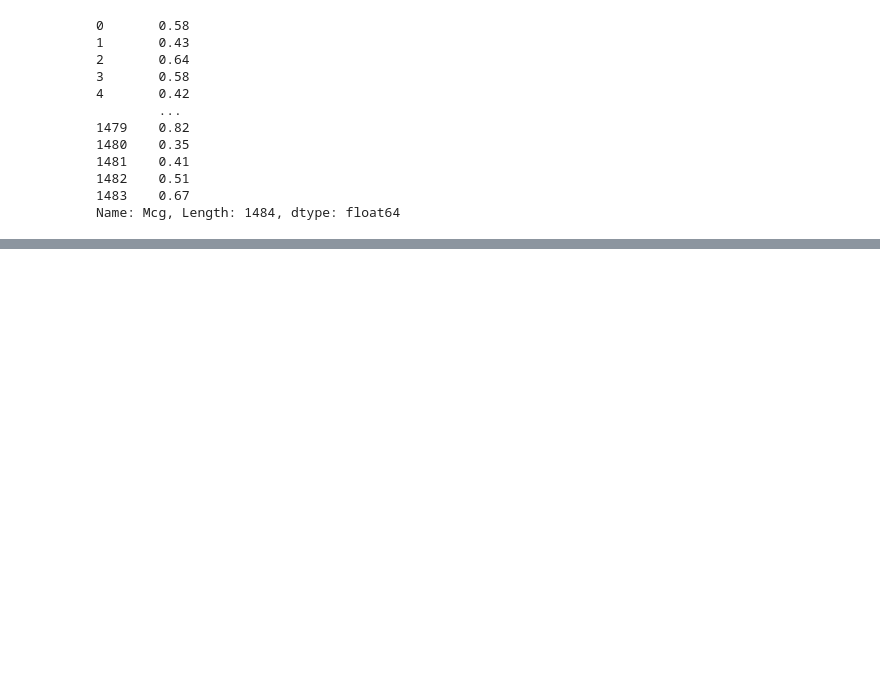
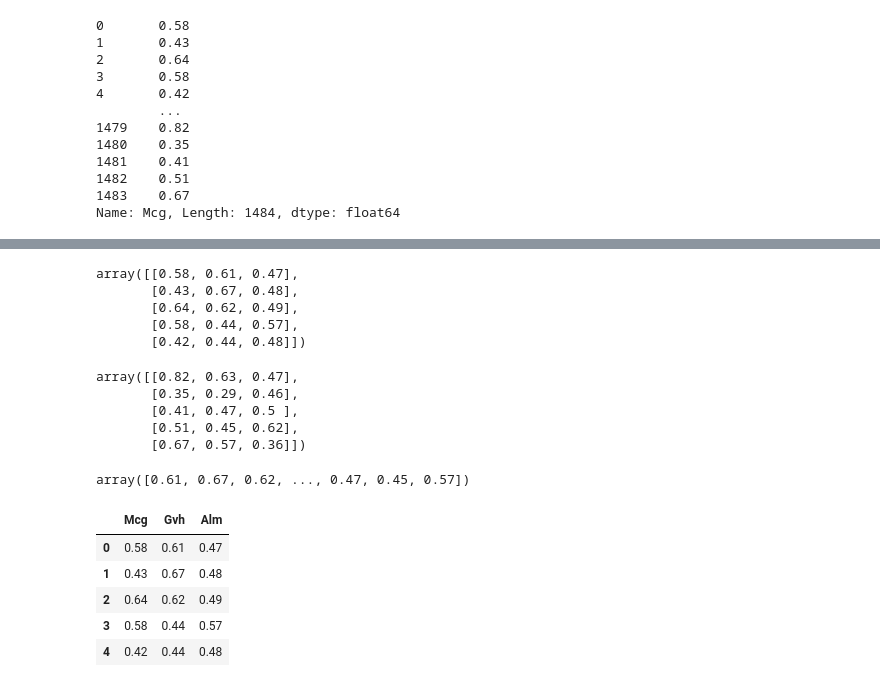
Before and after one commit to HangGao132/tutorial_762_2021, a Jupyter notebook: tutorial_01.ipynb, the cells around one changed output, grey strips where cells are left out. Drawn from its saved outputs; the diff is of its cells as text; code cells hidden in the pictures; blank space fills up the shorter version.

```diff
--- a/tutorial_01.ipynb
+++ b/tutorial_01.ipynb
@@ -265,0 +317,4 @@ Name: Mcg, Length: 1484, dtype: float64
+# %%
+# select some columns and convert it to numpy array
+data = yeast[['Mcg', 'Gvh', 'Alm']].to_numpy()
+data
@@ -265,0 +329,35 @@ Name: Mcg, Length: 1484, dtype: float64
+# %%
+# Indexing
+data[:5]  # from 0 to 4 (Select 5 rows)
+# %% [output]
+array([[0.58, 0.61, 0.47],
+       [0.43, 0.67, 0.48],
+       [0.64, 0.62, 0.49],
+       [0.58, 0.44, 0.57],
+       [0.42, 0.44, 0.48]])
+# %%
+# Select the last 5 rows
+data[-5:]
+# %% [output]
+array([[0.82, 0.63, 0.47],
+       [0.35, 0.29, 0.46],
+       [0.41, 0.47, 0.5 ],
+       [0.51, 0.45, 0.62],
+       [0.67, 0.57, 0.36]])
+# %%
+# Select the 2nd column
+data[:, 1]
+# %% [output]
+array([0.61, 0.67, 0.62, ..., 0.47, 0.45, 0.57])
+# %%
+# Create DataFrame from numpy
+
+df = pd.DataFrame(data, columns=['Mcg', 'Gvh', 'Alm'])
+df.head()
+# %% [output]
+|  | Mcg | Gvh | Alm |
+| 0 | 0.58 | 0.61 | 0.47 |
+| 1 | 0.43 | 0.67 | 0.48 |
+| 2 | 0.64 | 0.62 | 0.49 |
+| 3 | 0.58 | 0.44 | 0.57 |
+| 4 | 0.42 | 0.44 | 0.48 |
```
Also changed, not shown: parts of 21 cells of this notebook.
